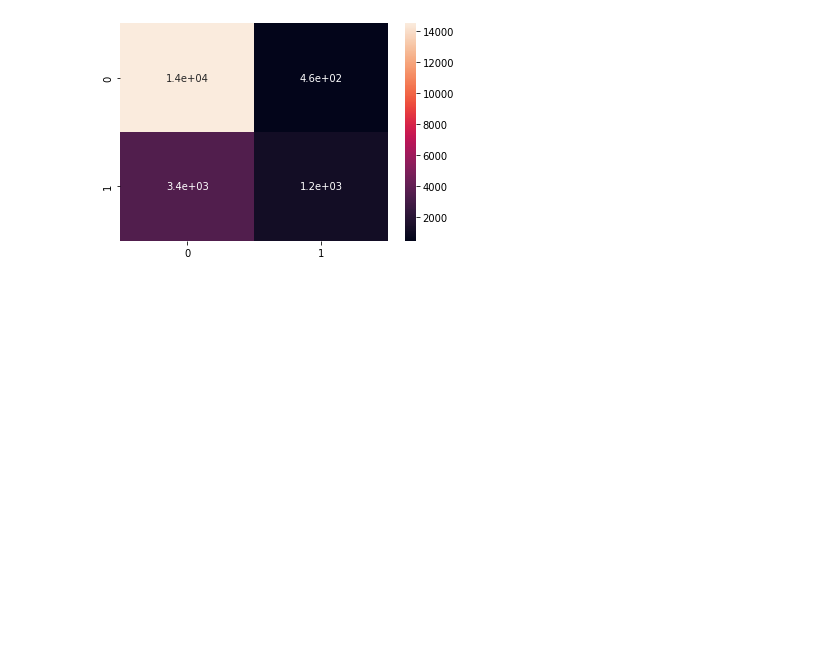
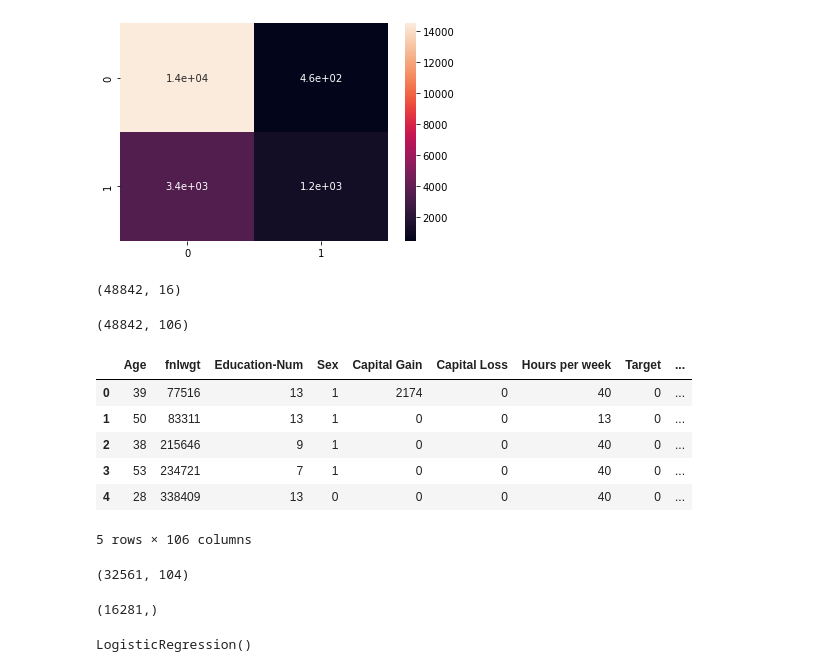
Before and after one commit to sainioan/TML_Project3, a Jupyter notebook: Project_3.ipynb, the cells around one changed output. Saved outputs shown, nothing was run; the diff lists cells and outputs as text; code cells hidden in the pictures; blank space fills up the shorter version.

```diff
--- a/Project_3.ipynb
+++ b/Project_3.ipynb
@@ -240,3 +240,41 @@ for it in numIter:
 # %% [output]
 0.8009929876644316
 [figure]
+# %%
+num_train = len(original_train)
+full_data = pd.concat([original_train, original_test])
+# %%
+full_data.shape
+# %% [output]
+(48842, 16)
+# %%
+tf_data = pd.get_dummies(
+    full_data,
+    prefix=None,
+    prefix_sep='_',
+    dummy_na=False,
+    columns=['Workclass','Education','Martial Status','Occupation','Relationship','Race','Country'],
+    sparse=False,
+    drop_first=False,
+    dtype=None
+    )
+tf_data['Sex'] = tf_data['Sex'].replace('Female', 0).replace('Male', 1)
+tf_data['Target'] = tf_data['Target'].replace('<=50K', 0).replace('>50K', 1)
+tf_data['Target'] = tf_data['Target'].replace('<=50K.', 0).replace('>50K.', 1)
+# %%
+tf_data.shape
+# %% [output]
+(48842, 106)
+# %%
+train_data = tf_data[:num_train]
+test_data = tf_data[num_train:]
+# %%
+train_data.head()
+# %% [output]
+|  | Age | fnlwgt | Education-Num | Sex | Capital Gain | Capital Loss | Hours per week | Target | ... |
+| 0 | 39 | 77516 | 13 | 1 | 2174 | 0 | 40 | 0 | ... |
+| 1 | 50 | 83311 | 13 | 1 | 0 | 0 | 13 | 0 | ... |
+| 2 | 38 | 215646 | 9 | 1 | 0 | 0 | 40 | 0 | ... |
+| 3 | 53 | 234721 | 7 | 1 | 0 | 0 | 40 | 0 | ... |
+| 4 | 28 | 338409 | 13 | 0 | 0 | 0 | 40 | 0 | ... |
+5 rows × 106 columns
@@ -242,0 +285,4 @@ for it in numIter:
+# %%
+X_train_2.shape
+# %% [output]
+(32561, 104)
@@ -242,0 +293,10 @@ for it in numIter:
+# %%
+y_test_2.shape
+# %% [output]
+(16281,)
+# %%
+lr_2 = linear_model.LogisticRegression()
+
+lr_2.fit(X_train_2, y_train_2)
+# %% [output]
+LogisticRegression()
```
Also changed, not shown: parts of 9 cells of this notebook, 2 other files.
